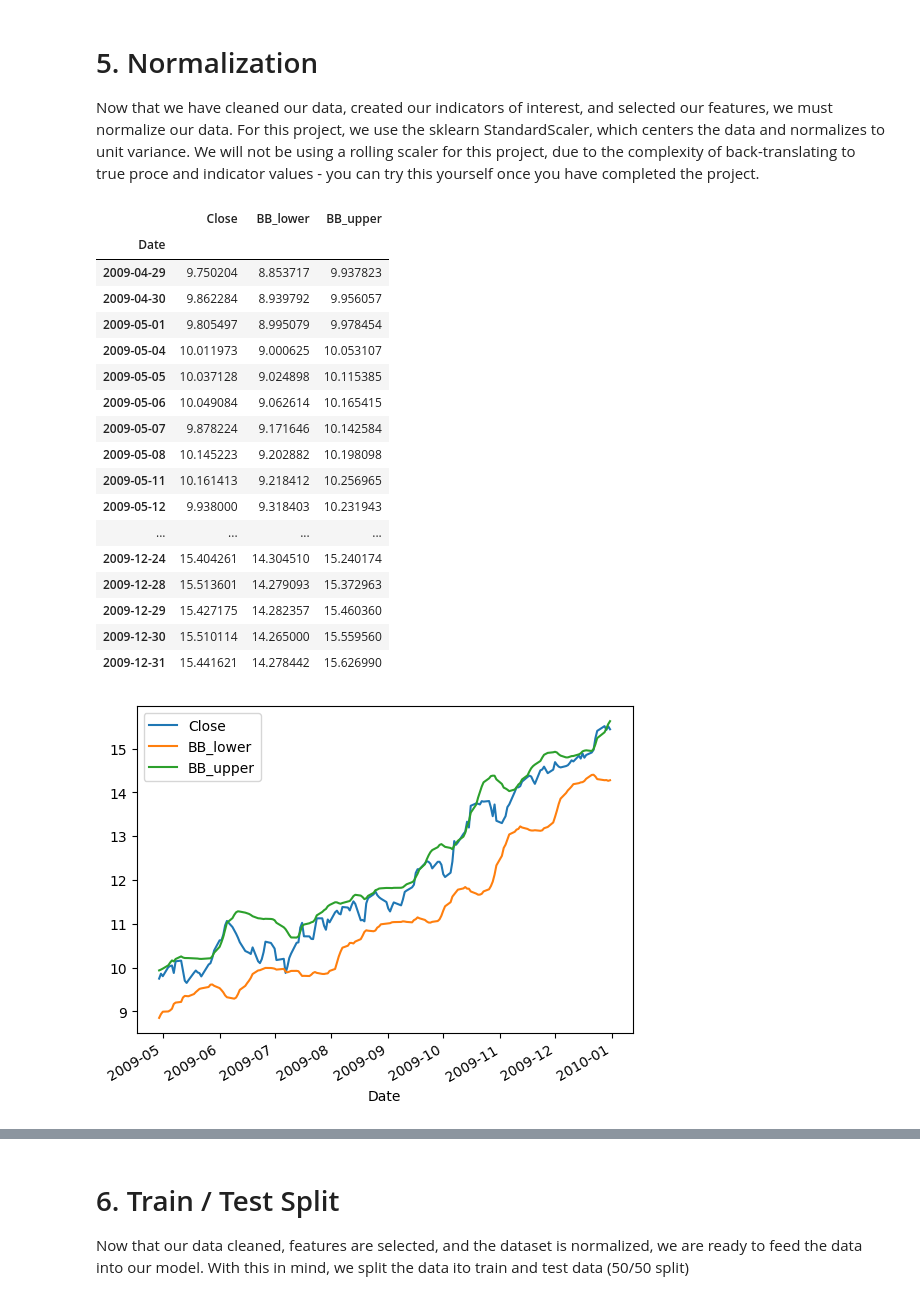
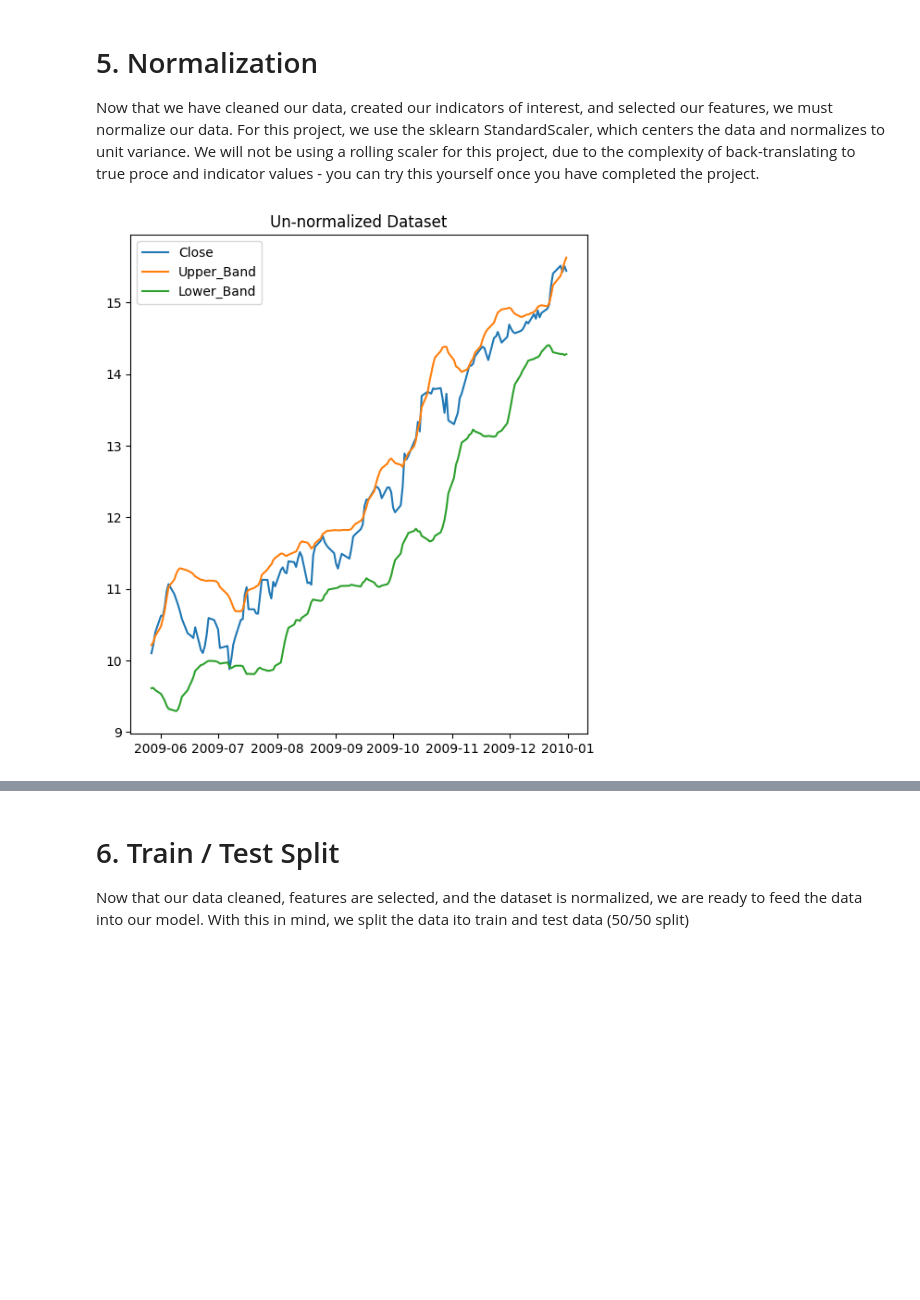
Before and after one commit to bigboy92/fend-matching-game, a Jupyter notebook: project_nb.ipynb, the cells around one changed output, grey strips where cells are left out. Cells and saved outputs as stored; diff of their text form; code cells hidden in the pictures; blank space fills up the shorter version.

```diff
--- a/project_nb.ipynb
+++ b/project_nb.ipynb
@@ -133,4 +111,5 @@ Volume       5
 dtype: int64
 # %%
 # forward fill missing values
-data = data.ffill()
+data.fillna(method='ffill', inplace=True)
+display_df(data)
@@ -156,7 +161,14 @@ plt.show()
 Now that we have cleaned our stock data, we need to select which features to train our model on. For this project, we will be training with Close data and 20-day Bollinger Bands of Close.
 # %%
 # Calculate 20-day bollinger bands
-data['MA20'] = data['Close'].rolling(20).mean()
-data['STD20'] = data['Close'].rolling(20).std()
-data['BB_lower'] = data['MA20'] - 2 * data['STD20']
-data['BB_upper'] = data['MA20'] + 2 * data['STD20']
+data['20_MA'] = data['Close'].rolling(window=20).mean()
+
+# Calculate the 20-day standard deviation
+data['20_STD'] = data['Close'].rolling(window=20).std()
+
+# Calculate the Upper and Lower Bollinger Bands
+data['Upper_Band'] = data['20_MA'] + (2 * data['20_STD'])
+data['Lower_Band'] = data['20_MA'] - (2 * data['20_STD'])
+
+# Display the updated DataFrame to confirm
+display_df(data[['Close', '20_MA', 'Upper_Band', 'Lower_Band']])
@@ -163,5 +194,7 @@ data['BB_upper'] = data['MA20'] + 2 * data['STD20']
 # %%
 # Remove rows with NaN bollinger bands
-data.dropna(inplace=True)
+data.dropna(subset=['20_MA', 'Upper_Band', 'Lower_Band'], inplace=True)
+
+# Display the cleaned DataFrame to confirm
 display_df(data)
 # %% [output]
@@ -186,3 +219,6 @@ display_df(data)
 # %%
 # Define new dataframe with only the training features (Close, Upper BB, Lower BB)
-dataset = data[['Close', 'BB_lower', 'BB_upper']] # define df here
+dataset = data[['Close', 'Upper_Band', 'Lower_Band']]
+
+# Display the new dataset to confirm
+display_df(dataset)
@@ -190,28 +245,12 @@ dataset = data[['Close', 'BB_lower', 'BB_upper']] # define df here
 # 5. Normalization
 Now that we have cleaned our data, created our indicators of interest, and selected our features, we must normalize our data. For this project, we use the sklearn StandardScaler, which centers the data and normalizes to unit variance. We will not be using a rolling scaler for this project, due to the complexity of back-translating to true proce and indicator values - you can try this yourself once you have completed the project.
 # %%
-# Display & Plot Un-normalized Dataset
-display_df(dataset)
-dataset.plot()
+plt.figure(figsize=(14, 7))
+plt.subplot(1, 2, 1)
+plt.plot(dataset, label=dataset.columns)
+plt.title("Un-normalized Dataset")
+plt.legend()
 plt.show()
 # %% [output]
-|  | Close | BB_lower | BB_upper |
-| Date |  |  |  |
-| 2009-04-29 | 9.750204 | 8.853717 | 9.937823 |
-| 2009-04-30 | 9.862284 | 8.939792 | 9.956057 |
-| 2009-05-01 | 9.805497 | 8.995079 | 9.978454 |
-| 2009-05-04 | 10.011973 | 9.000625 | 10.053107 |
-| 2009-05-05 | 10.037128 | 9.024898 | 10.115385 |
-| 2009-05-06 | 10.049084 | 9.062614 | 10.165415 |
-| 2009-05-07 | 9.878224 | 9.171646 | 10.142584 |
-| 2009-05-08 | 10.145223 | 9.202882 | 10.198098 |
-| 2009-05-11 | 10.161413 | 9.218412 | 10.256965 |
-| 2009-05-12 | 9.938000 | 9.318403 | 10.231943 |
-| ... | ... | ... | ... |
-| 2009-12-24 | 15.404261 | 14.304510 | 15.240174 |
-| 2009-12-28 | 15.513601 | 14.279093 | 15.372963 |
-| 2009-12-29 | 15.427175 | 14.282357 | 15.460360 |
-| 2009-12-30 | 15.510114 | 14.265000 | 15.559560 |
-| 2009-12-31 | 15.441621 | 14.278442 | 15.626990 |
-[figure, old version]
+[figure, new version]
 # %%
```
Also changed, not shown: parts of 28 cells of this notebook.
